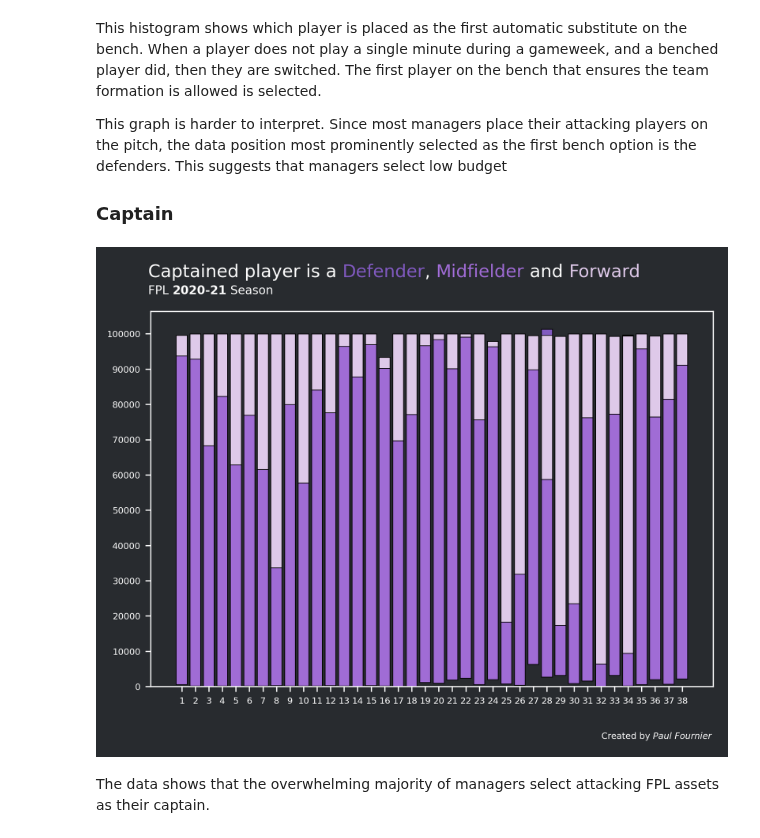
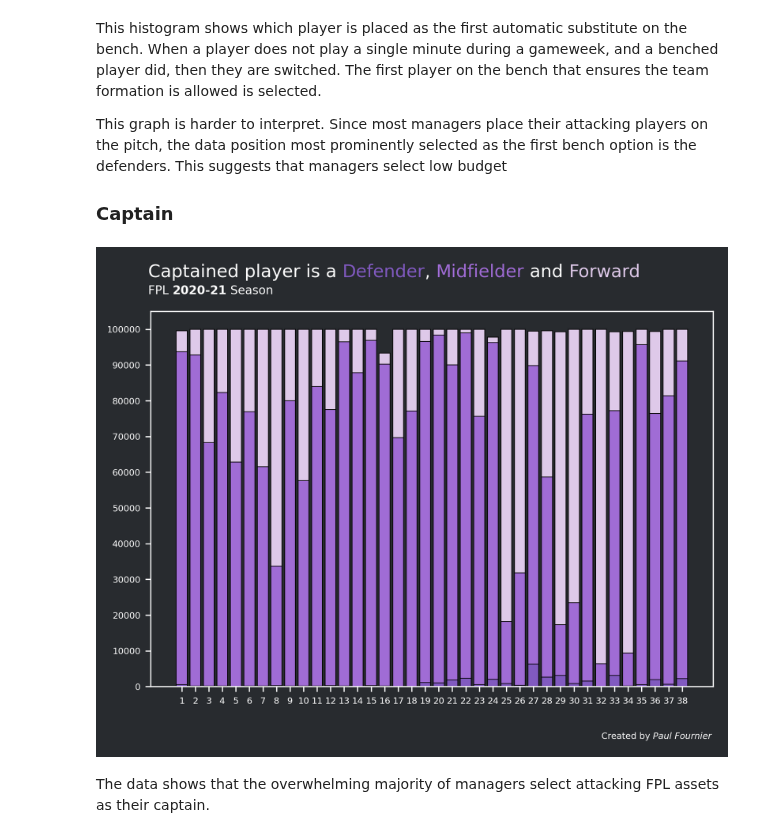
Before and after one commit to Fournierp/FPL, a Jupyter notebook: analysis/formation.ipynb, the cells around one changed output. Cells and saved outputs as stored; diff of their text form; code cells hidden in the pictures.

```diff
--- a/analysis/formation.ipynb
+++ b/analysis/formation.ipynb
@@ -32,7 +32,7 @@ for gw in range(1, 39):
 import glob
 import os
 
-path = '../data/fpl_official/20-21/season/processed/'
+path = '../data/fpl_official/2020-21/season/processed/'
 all_files = (
     glob.glob(os.path.join(path, "team_formation_[0-9][0-9][0-9][0-9].csv")) +
     glob.glob(os.path.join(path, "team_formation_[0-9][0-9][0-9][0-9][0-9].csv")) +
@@ -146,7 +146,7 @@ This graph is harder to interpret. Since most managers place their attacking pla
 
 ### Captain
 # %%
-path = '../data/fpl_official/20-21/season/processed/'
+path = '../data/fpl_official/2020-21/season/processed/'
 all_files = (
     glob.glob(os.path.join(path, "captain_position_[0-9][0-9][0-9][0-9].csv")) +
     glob.glob(os.path.join(path, "captain_position_[0-9][0-9][0-9][0-9][0-9].csv")) +
@@ -175,8 +175,7 @@ for gw in range(1, 39):
 
 ax.bar(
     np.arange(1, 39), cap_def, label='Def',
-    color='#815ac0', edgecolor='black', linewidth=0.5,
-    bottom=bottom_y)
+    color='#815ac0', edgecolor='black', linewidth=0.5)
 bottom_y = np.array(cap_def)
 
 ax.bar(
@@ -189,33 +188,33 @@ ax.bar(
     np.arange(1, 39), cap_fwd, label='Fwd',
     color='#dec9e9', edgecolor='black', linewidth=0.5,
     bottom=bottom_y)
 
 ax.set_xticks(np.arange(1, 39), minor=False)
 ax.set_yticks(np.arange(0, 110000, 10000), minor=False)
 
 fig_text(
     x=0.09, y=1.075,
     s="Captained player is a <Defender>, <Midfielder> and <Forward>",
     highlight_textprops=[
         {"color": '#815ac0'},
         {"color": '#a06cd5'},
         {"color": '#dec9e9'},
         ],
     fontsize=12, fontfamily=title_font, color=text_color, alpha=1)
 fig_text(
     x=0.09, y=1.025,
     s="FPL <2020-21> Season",
     highlight_textprops=[{"fontweight": "bold"}],
     fontsize=8, fontfamily=title_font, color=text_color, alpha=1)
 
 fig_text(
     x=0.8, y=-0.025,
     s="Created by <Paul Fournier>",
     highlight_textprops=[{"fontstyle": "italic"}],
     fontsize=6, fontfamily=watermark_font, color=text_color)
 
 plt.show()
 # %% [output]
-[figure, old version]
+[figure, new version]
 # %% [markdown]
 The data shows that the overwhelming majority of managers select attacking FPL assets as their captain.
```
Also changed, not shown: 2 other files.
